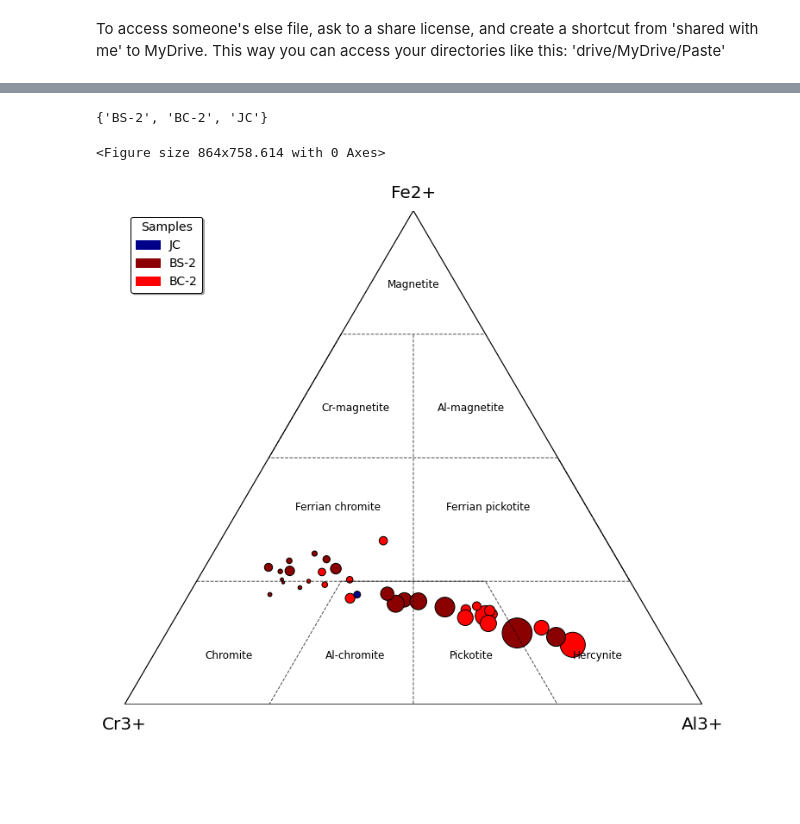
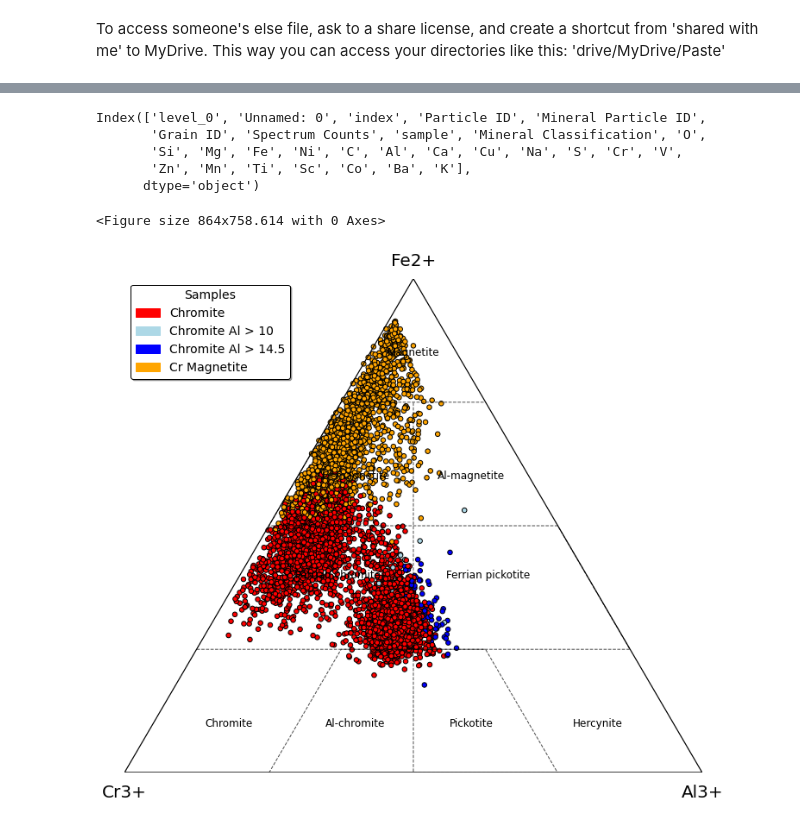
Before and after one commit to mattlamachado/Ternaryplot_Mineral_Classif, a Jupyter notebook: ternary_mineral_classif_1.2.ipynb, the cells around one changed output, grey strips where cells are left out. Drawn from its saved outputs; the diff is of its cells as text; code cells hidden in the pictures; blank space fills up the shorter version.

```diff
--- a/ternary_mineral_classif_1.2.ipynb
+++ b/ternary_mineral_classif_1.2.ipynb
@@ -337,24 +313,34 @@ Import successful!
-# %%
-unique_values(chromite['source'])
-# %% [output]
-{'BS-2', 'BC-2', 'JC'}
+# %%
+data = pd.read_csv('C:\Repositories\Mineralogic_Exp_Data\Centroid_Data\\PINiCo1_centroid_data_PI1_22_05.csv')
+# %%
+filter = (data['Mineral Classification'] == 'Chromite') | (data['Mineral Classification'] == 'Chromite Al > 14.5') | (data['Mineral Classification'] == 'Chromite Al > 10') | (data['Mineral Classification'] == 'Cr Magnetite')
+spinel = data[filter]
+spinel.reset_index(inplace=True)
+# %%
+spinel.columns
+# %% [output]
+Index(['level_0', 'Unnamed: 0', 'index', 'Particle ID', 'Mineral Particle ID',
+       'Grain ID', 'Spectrum Counts', 'sample', 'Mineral Classification', 'O',
+       'Si', 'Mg', 'Fe', 'Ni', 'C', 'Al', 'Ca', 'Cu', 'Na', 'S', 'Cr', 'V',
+       'Zn', 'Mn', 'Ti', 'Sc', 'Co', 'Ba', 'K'],
+      dtype='object')
 # %%
-legenda = {'JC':'darkblue', 'BS-2':'darkred', 'BC-2':'red'}
+legenda = {'Chromite': 'red', 'Chromite Al > 10': 'lightblue', 'Chromite Al > 14.5': 'blue', 'Cr Magnetite': 'orange'}
 
-ternary_plot(chromite['Cr'], chromite['Al'], chromite['Fe'],
-             s= 6000 * ((chromite['Mg'])**4),
-             non_num = chromite['source'],
+ternary_plot(spinel['Cr'], spinel['Al'], spinel['Fe'],
+             s= 30,
+             non_num = spinel['Mineral Classification'],
              discrete_colors = legenda,
              label=False,
              grid=False,
              fields='chromite',
              frame=(12,12),
              axis_label=('Cr3+', 'Al3+', 'Fe2+'),
              title = 'Samples',
              title_fontsize = 14,
              frameon = True,
              fontsize = 14,
 )
 # %% [output]
 <Figure size 864x758.614 with 0 Axes>
-[figure, old version]
+[figure, new version]
```
Also changed, not shown: parts of 14 cells of this notebook.
